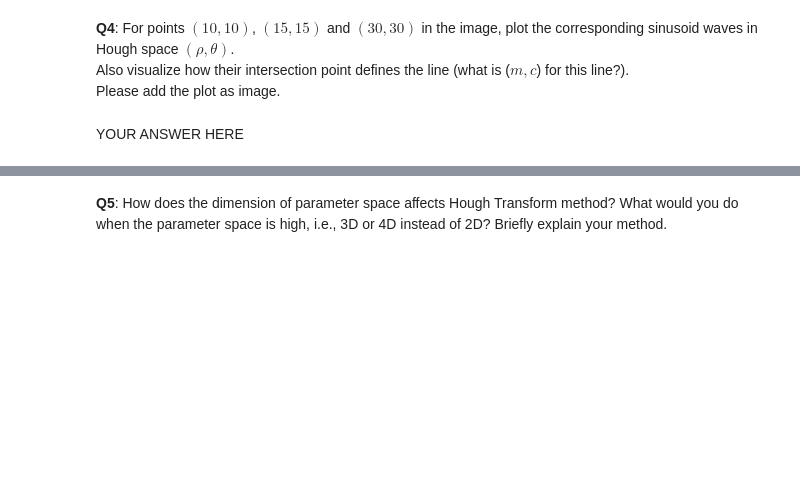
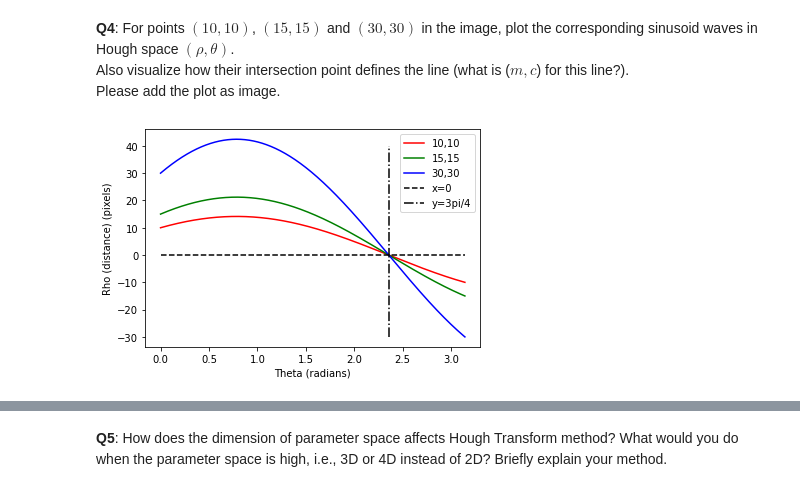
Before and after one commit to FranzEricSchneider/szeliski-algorithms-n-apps, a Jupyter notebook: class/hw1/theory.ipynb, the cells around one changed output, grey strips where cells are left out. Drawn from its saved outputs; the diff is of its cells as text; code cells hidden in the pictures; blank space fills up the shorter version.

```diff
--- a/class/hw1/theory.ipynb
+++ b/class/hw1/theory.ipynb
@@ -36,5 +99,25 @@ YOUR ANSWER HERE
 **Q4**: For points $(10, 10)$, $(15, 15)$ and $(30, 30)$ in the image, plot the corresponding sinusoid waves in Hough space $(\rho, \theta)$.
 Also visualize how their intersection point defines the line (what is ($m, c$) for this line?).
 Please add the plot as image.
-# %% [markdown]
-YOUR ANSWER HERE
+# %%
+import numpy
+from matplotlib import pyplot
+
+xy = ((10, 10), (15, 15), (30, 30))
+color = ("r", "g", "b")
+
+theta = numpy.linspace(0, numpy.pi, 1000)
+for (x, y), color in zip(xy, color):
+    pyplot.plot(theta,
+                x * numpy.cos(theta) + y * numpy.sin(theta),
+                color,
+                label=f"{x},{y}")
+pyplot.plot([0, numpy.pi], [0, 0], "k--", label="x=0")
+pyplot.plot([3*numpy.pi/4]*2, [-30, 40], "k-.", label="y=3pi/4")
+pyplot.xlabel("Theta (radians)")
+pyplot.ylabel("Rho (distance) (pixels)")
+pyplot.legend()
+
+pyplot.show()
+# %% [output]
+[figure, added]
```
Also changed, not shown: parts of 7 cells of this notebook, 1 other file.
